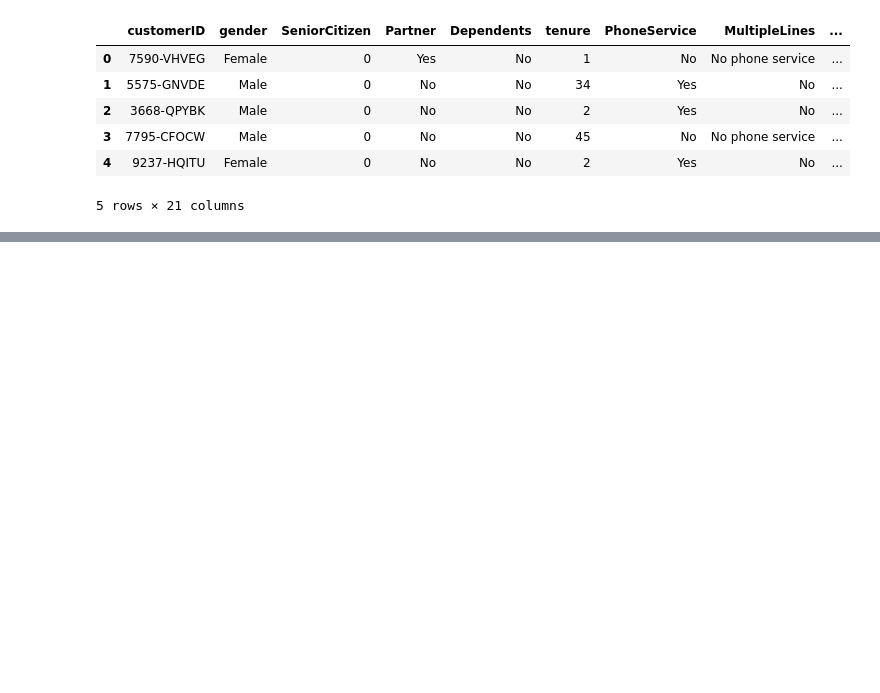
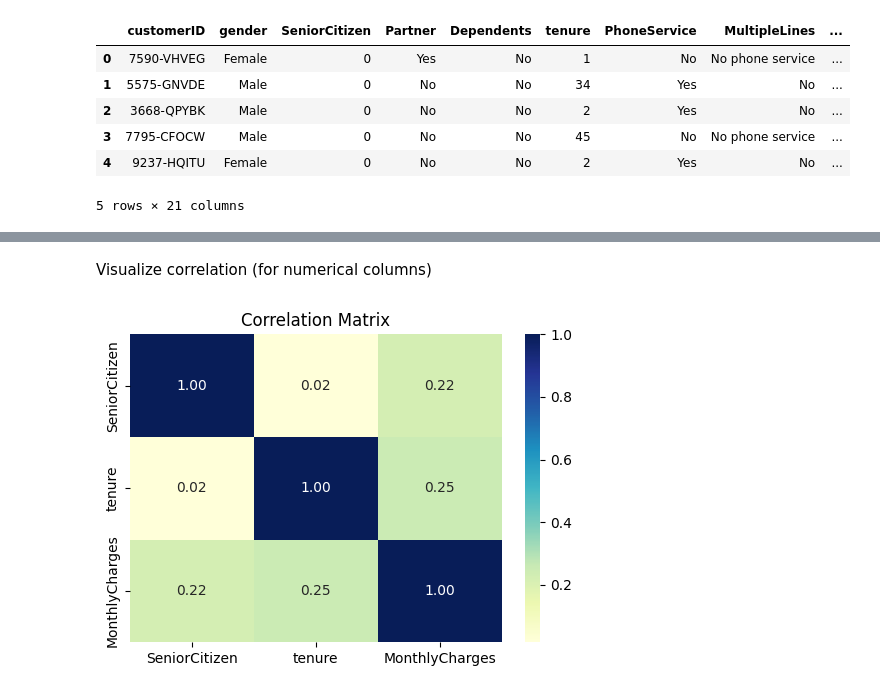
Before and after one commit to thruuuuuu/telco_churn_predict_model, a Jupyter notebook: notebooks/EDA.ipynb, the cells around one changed output, grey strips where cells are left out. Saved outputs shown, nothing was run; the diff lists cells and outputs as text; code cells hidden in the pictures; blank space fills up the shorter version.

```diff
--- a/notebooks/EDA.ipynb
+++ b/notebooks/EDA.ipynb
@@ -80,0 +184,14 @@ plt.show()
+# %% [markdown]
+Visualize correlation (for numerical columns)
+# %%
+numerical_data = data.select_dtypes(include=['number'])
+
+# Calculate correlation
+correlation_matrix = numerical_data.corr()
+
+plt.figure(figsize=(6, 4))
+sns.heatmap(correlation_matrix, annot=True, fmt=".2f", cmap='YlGnBu')
+plt.title("Correlation Matrix")
+plt.show()
+# %% [output]
+[figure, added]
```
Also changed, not shown: parts of 19 cells of this notebook.
